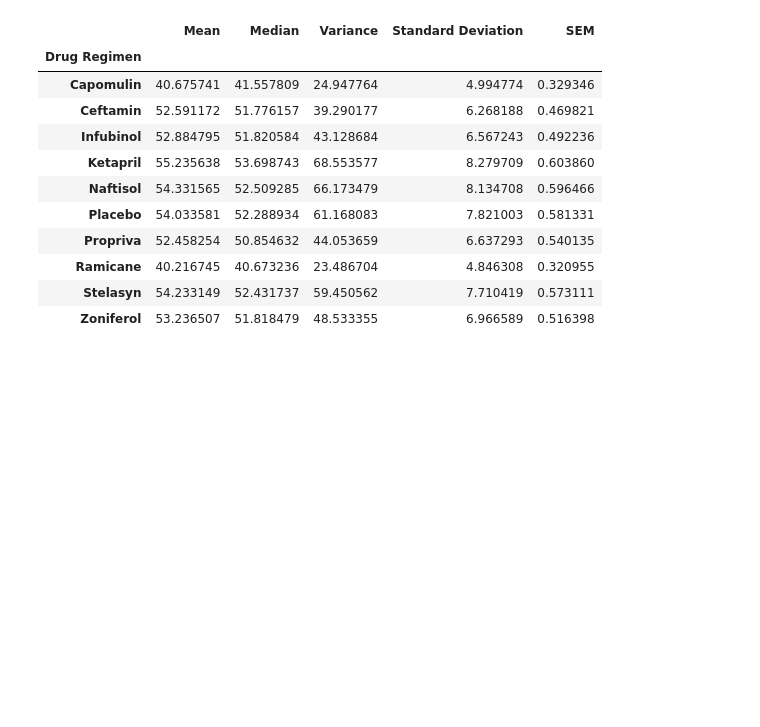
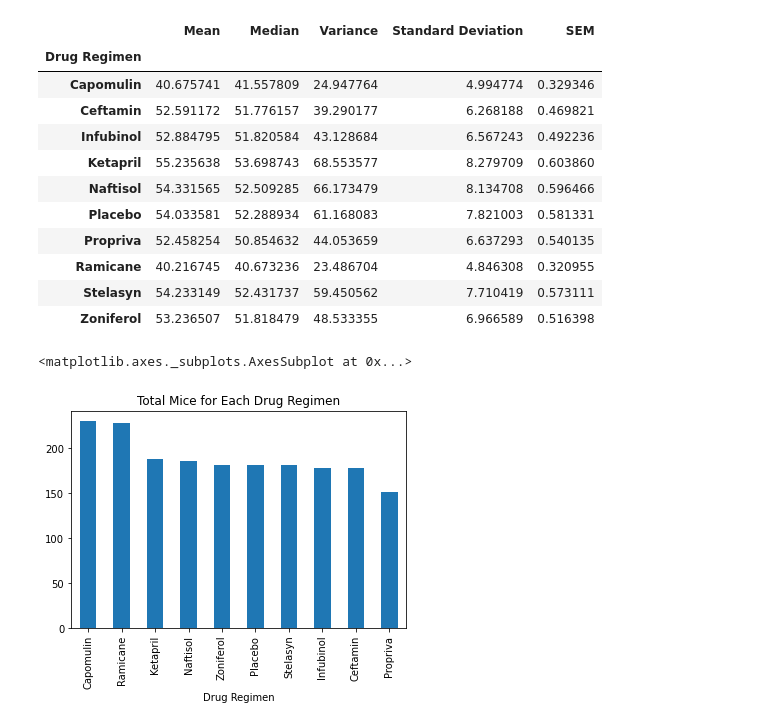
Before and after one commit to doublealogic/matplotlib-challenge, a Jupyter notebook: Pymaceuticals/main.ipynb, the cells around one changed output. Drawn from its saved outputs; the diff is of its cells as text; code cells hidden in the pictures; blank space fills up the shorter version.

Commit message:
Added bar graphs to notebook

```diff
--- a/Pymaceuticals/main.ipynb
+++ b/Pymaceuticals/main.ipynb
@@ -107,3 +107,20 @@ sst_df
 | Ramicane | 40.216745 | 40.673236 | 23.486704 | 4.846308 | 0.320955 |
 | Stelasyn | 54.233149 | 52.431737 | 59.450562 | 7.710419 | 0.573111 |
 | Zoniferol | 53.236507 | 51.818479 | 48.533355 | 6.966589 | 0.516398 |
+# %%
+# Generates a bar plot showing the total number of mice for each treatment throughout the course of the study using pandas.
+mice_num = mouse_study_merged["Drug Regimen"].value_counts()
+mice_dict = mice_num.to_dict()
+regimen = mice_dict.keys()
+y_mice = mice_dict.values()
+x_mice = np.arange(len(y_mice))
+tick_locations = [value for value in x_mice]
+mouse_bar = pd.DataFrame()
+mouse_bar['Drug Regimen'] = regimen
+mouse_bar['Number of Mice'] = y_mice
+
+mouse_bar.plot(x = 'Drug Regimen', y = 'Number of Mice', kind = 'bar',
+              title = 'Total Mice for Each Drug Regimen', legend = False)
+# %% [output]
+<matplotlib.axes._subplots.AxesSubplot at 0x...>
+[figure, added]
```
Also changed, not shown: parts of 3 cells of this notebook.
